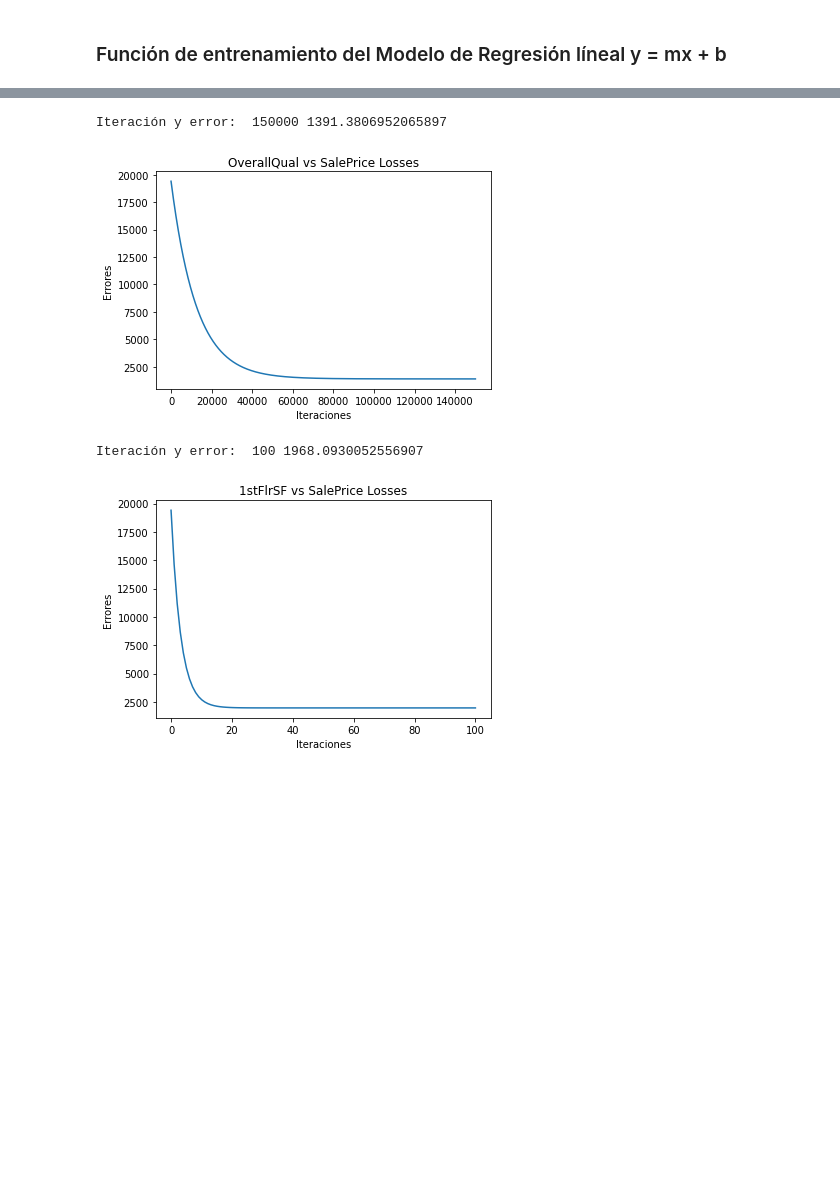
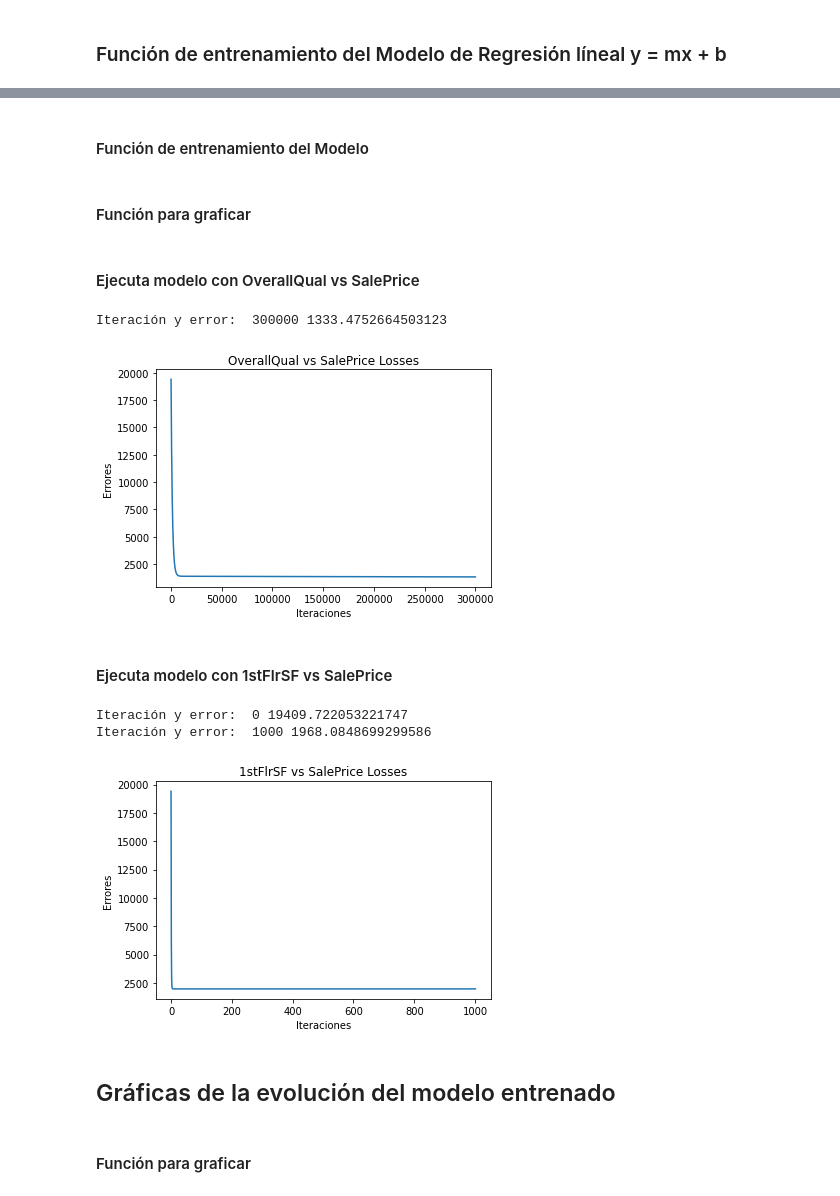
Before and after one commit to leasgithub/DSPython, a Jupyter notebook: ProyectoFinalPredicciónDePreciosDeCasas.ipynb, the cells around one changed output, grey strips where cells are left out. Cells and saved outputs as stored; diff of their text form; code cells hidden in the pictures; blank space fills up the shorter version.

```diff
--- a/ProyectoFinalPredicciónDePreciosDeCasas.ipynb
+++ b/ProyectoFinalPredicciónDePreciosDeCasas.ipynb
@@ -163,12 +182,14 @@ def f_matrizones(x):
         v_m[i][0] = v_m[i][0] * x[i]
     #v_m = np.ones(s)
     return v_m
+# %% [markdown]
+#### Función de entrenamiento del Modelo
 # %%
 def f_trainlr(x, y, epochs, ierror, lr, m, b):
     # inicializa vector de parámetros con m y b igual a cero
     v_param = np.array([m,b])
     #print(v_param)
-    epoch = 1
+    epoch = 0
     # Crea matriz de entranimiento con columna concatenada con valores 1 para poder utilizar Matmul
     m_train = f_matrizones(x)
     #Diccionario para modelo resultante
@@ -199,13 +220,15 @@ def f_trainlr(x, y, epochs, ierror, lr, m, b):
         v_param = v_param - v_grad
 
         # agrega vector de parámetro al diccionario
-        d_param[epoch+1] = v_param
+        d_param[epoch] = v_param
 
         # evalúa si imprime o no la iteración y el promedio del error
         if epoch % ierror == 0:
             print("Iteración y error: ", epoch,erravg)
         epoch+=1
     return d_param, v_errores
+# %% [markdown]
+#### Función para graficar
 # %%
 def f_plotgraph(px,py,ptitle,pxlabel,pylabel):
     plt.plot(np.linspace(0,len(py),len(py)),px)
@@ -213,19 +236,28 @@ def f_plotgraph(px,py,ptitle,pxlabel,pylabel):
     plt.xlabel(pxlabel)
     plt.ylabel(pylabel)
     plt.show()
+# %% [markdown]
+#### Ejecuta modelo con OverallQual vs SalePrice
 # %%
 # parámetros f_trainlr(x, y, epochs, ierror, lr, m, b):
-p_param, p_errores = f_trainlr(datatrain['OverallQual'], datatrain['SalePrice'], 150000, 150000, 0.000001, 0,0)
+p_param, p_errores = f_trainlr(datatrain['OverallQual'], datatrain['SalePrice'], 300000, 300000, 0.00001, 0,0)
 #parámetros f_grafica(px,py,ptitle,pxlabel,pylabel)
 f_plotgraph(p_errores,p_param,'OverallQual vs SalePrice Losses','Iteraciones','Errores')
 # %% [output]
-Iteración y error:  150000 1391.3806952065897
+Iteración y error:  300000 1333.4752664503123
-[figure, old version]
+[figure, new version]
+# %% [markdown]
+#### Ejecuta modelo con 1stFlrSF vs SalePrice
 # %%
 # parámetros f_trainlr(x, y, epochs, ierror, lr, m, b):
-p_param, p_errores = f_trainlr(datatrain['1stFlrSF'], datatrain['SalePrice'], 100, 100, 0.0000001, 0,0)
+p_param, p_errores = f_trainlr(datatrain['1stFlrSF'], datatrain['SalePrice'], 1000, 1000, 0.000001, 0,0)
 #parámetros f_grafica(px,py,ptitle,pxlabel,pylabel)
 f_plotgraph(p_errores,p_param,'1stFlrSF vs SalePrice Losses','Iteraciones','Errores')
 # %% [output]
-Iteración y error:  100 1968.0930052556907
+Iteración y error:  0 19409.722053221747
+Iteración y error:  1000 1968.0848699299586
-[figure, old version]
+[figure, new version]
+# %% [markdown]
+## Gráficas de la evolución del modelo entrenado
+# %% [markdown]
+#### Función para graficar
```
Also changed, not shown: parts of 14 cells of this notebook.
